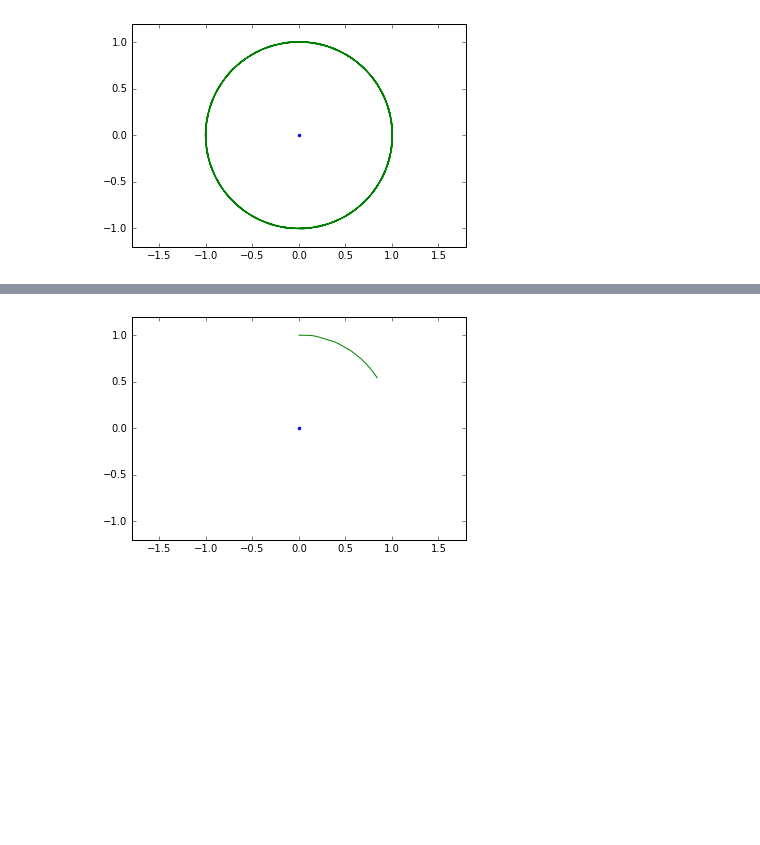
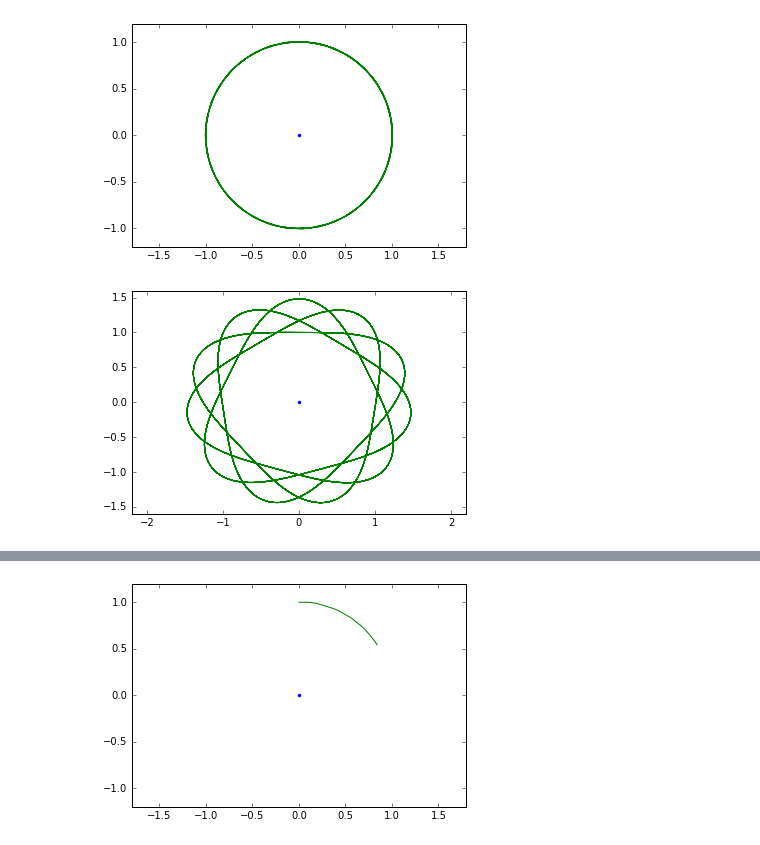
Before and after one commit to hugosl/Examen_1, a Jupyter notebook: Examen1.2.ipynb, the cells around one changed output, grey strips where cells are left out. Saved outputs shown, nothing was run; the diff lists cells and outputs as text; code cells hidden in the pictures; blank space fills up the shorter version.

```diff
--- a/Examen1.2.ipynb
+++ b/Examen1.2.ipynb
@@ -94,3 +100,12 @@ plot(0,0,'.',sol_id[:,0],sol_id[:,1])
 show()
 # %% [output]
 [figure]
+# %%
+p = [0,1,1,0] # bajo las condiciones |ro| = |(0,1)| = 1 y con vo = (1,0)
+t,sol_id=rk4(e_mov,p,[0,400])
+xlim(-2.2,2.2)
+ylim(-1.6,1.6)
+plot(0,0,'.',sol_id[:,0],sol_id[:,1])
+show()
+# %% [output]
+[figure, added]
```
Also changed, not shown: parts of 8 cells of this notebook.
